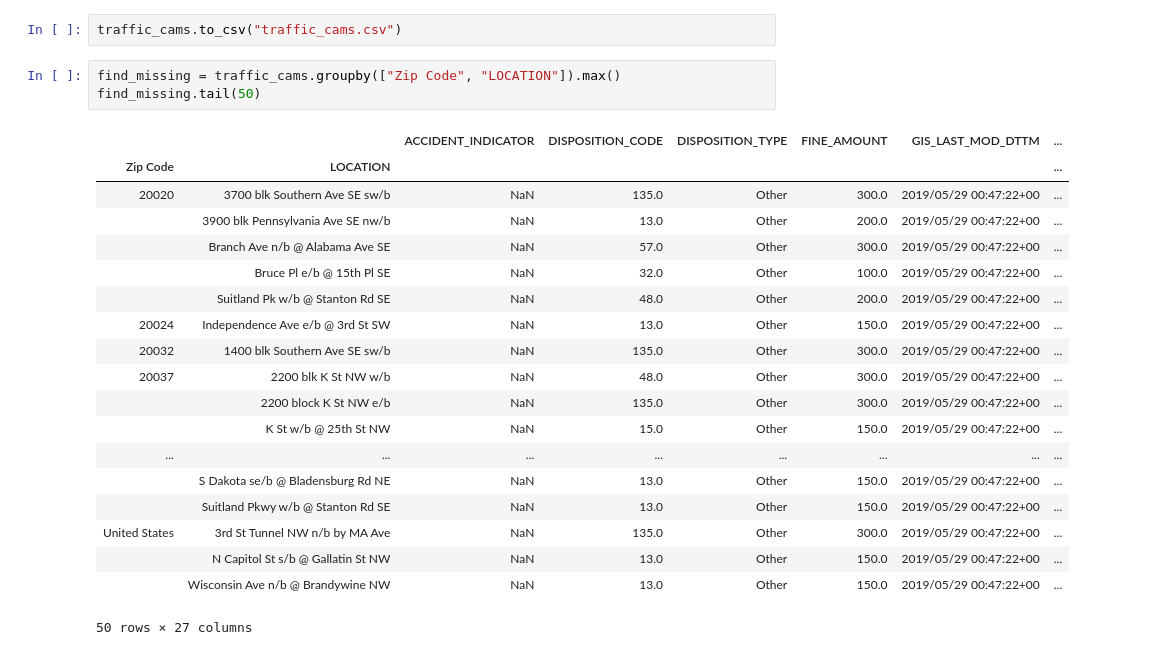
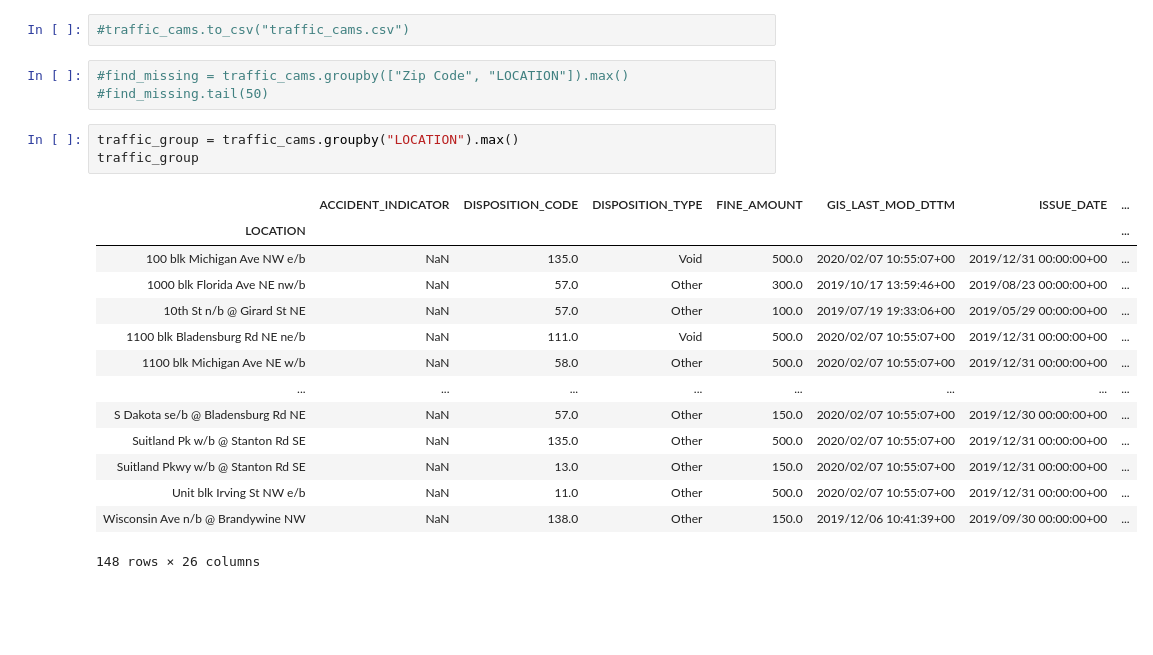
Before and after one commit to carlykelly/Traffic_Project, a Jupyter notebook: Traffic_Data.ipynb, the cells around one changed output. Drawn from its saved outputs; the diff is of its cells as text; blank space fills up the shorter version.

```diff
--- a/Traffic_Data.ipynb
+++ b/Traffic_Data.ipynb
@@ -118,25 +145,23 @@ United States and row number24091
 # %%
-traffic_cams.to_csv("traffic_cams.csv")
+#traffic_cams.to_csv("traffic_cams.csv")
 # %%
-find_missing = traffic_cams.groupby(["Zip Code", "LOCATION"]).max()
-find_missing.tail(50)
+#find_missing = traffic_cams.groupby(["Zip Code", "LOCATION"]).max()
+#find_missing.tail(50)
-# %% [output]
-|  |  | ACCIDENT_INDICATOR | DISPOSITION_CODE | DISPOSITION_TYPE | FINE_AMOUNT | GIS_LAST_MOD_DTTM | ... |
-| Zip Code | LOCATION |  |  |  |  |  | ... |
-| 20020 | 3700 blk Southern Ave SE sw/b | NaN | 135.0 | Other | 300.0 | 2019/05/29 00:47:22+00 | ... |
-|  | 3900 blk Pennsylvania Ave SE nw/b | NaN | 13.0 | Other | 200.0 | 2019/05/29 00:47:22+00 | ... |
-|  | Branch Ave n/b @ Alabama Ave SE | NaN | 57.0 | Other | 300.0 | 2019/05/29 00:47:22+00 | ... |
-|  | Bruce Pl e/b @ 15th Pl SE | NaN | 32.0 | Other | 100.0 | 2019/05/29 00:47:22+00 | ... |
-|  | Suitland Pk w/b @ Stanton Rd SE | NaN | 48.0 | Other | 200.0 | 2019/05/29 00:47:22+00 | ... |
-| 20024 | Independence Ave e/b @ 3rd St SW | NaN | 13.0 | Other | 150.0 | 2019/05/29 00:47:22+00 | ... |
-| 20032 | 1400 blk Southern Ave SE sw/b | NaN | 135.0 | Other | 300.0 | 2019/05/29 00:47:22+00 | ... |
-| 20037 | 2200 blk K St NW w/b | NaN | 48.0 | Other | 300.0 | 2019/05/29 00:47:22+00 | ... |
-|  | 2200 block K St NW e/b | NaN | 135.0 | Other | 300.0 | 2019/05/29 00:47:22+00 | ... |
-|  | K St w/b @ 25th St NW | NaN | 15.0 | Other | 150.0 | 2019/05/29 00:47:22+00 | ... |
-| ... | ... | ... | ... | ... | ... | ... | ... |
-|  | S Dakota se/b @ Bladensburg Rd NE | NaN | 13.0 | Other | 150.0 | 2019/05/29 00:47:22+00 | ... |
-|  | Suitland Pkwy w/b @ Stanton Rd SE | NaN | 13.0 | Other | 150.0 | 2019/05/29 00:47:22+00 | ... |
-| United States | 3rd St Tunnel NW n/b by MA Ave | NaN | 135.0 | Other | 300.0 | 2019/05/29 00:47:22+00 | ... |
-|  | N Capitol St s/b @ Gallatin St NW | NaN | 13.0 | Other | 150.0 | 2019/05/29 00:47:22+00 | ... |
-|  | Wisconsin Ave n/b @ Brandywine NW | NaN | 13.0 | Other | 150.0 | 2019/05/29 00:47:22+00 | ... |
-50 rows × 27 columns
+# %%
+traffic_group = traffic_cams.groupby("LOCATION").max()
+traffic_group
+# %% [output]
+|  | ACCIDENT_INDICATOR | DISPOSITION_CODE | DISPOSITION_TYPE | FINE_AMOUNT | GIS_LAST_MOD_DTTM | ISSUE_DATE | ... |
+| LOCATION |  |  |  |  |  |  | ... |
+| 100 blk Michigan Ave NW e/b | NaN | 135.0 | Void | 500.0 | 2020/02/07 10:55:07+00 | 2019/12/31 00:00:00+00 | ... |
+| 1000 blk Florida Ave NE nw/b | NaN | 57.0 | Other | 300.0 | 2019/10/17 13:59:46+00 | 2019/08/23 00:00:00+00 | ... |
+| 10th St n/b @ Girard St NE | NaN | 57.0 | Other | 100.0 | 2019/07/19 19:33:06+00 | 2019/05/29 00:00:00+00 | ... |
+| 1100 blk Bladensburg Rd NE ne/b | NaN | 111.0 | Void | 500.0 | 2020/02/07 10:55:07+00 | 2019/12/31 00:00:00+00 | ... |
+| 1100 blk Michigan Ave NE w/b | NaN | 58.0 | Other | 500.0 | 2020/02/07 10:55:07+00 | 2019/12/31 00:00:00+00 | ... |
+| ... | ... | ... | ... | ... | ... | ... | ... |
+| S Dakota se/b @ Bladensburg Rd NE | NaN | 57.0 | Other | 150.0 | 2020/02/07 10:55:07+00 | 2019/12/30 00:00:00+00 | ... |
+| Suitland Pk w/b @ Stanton Rd SE | NaN | 135.0 | Other | 500.0 | 2020/02/07 10:55:07+00 | 2019/12/31 00:00:00+00 | ... |
+| Suitland Pkwy w/b @ Stanton Rd SE | NaN | 13.0 | Other | 150.0 | 2020/02/07 10:55:07+00 | 2019/12/31 00:00:00+00 | ... |
+| Unit blk Irving St NW e/b | NaN | 11.0 | Other | 500.0 | 2020/02/07 10:55:07+00 | 2019/12/31 00:00:00+00 | ... |
+| Wisconsin Ave n/b @ Brandywine NW | NaN | 138.0 | Other | 150.0 | 2019/12/06 10:41:39+00 | 2019/09/30 00:00:00+00 | ... |
+148 rows × 26 columns
```
Also changed, not shown: parts of 25 cells of this notebook, 5 other files.
